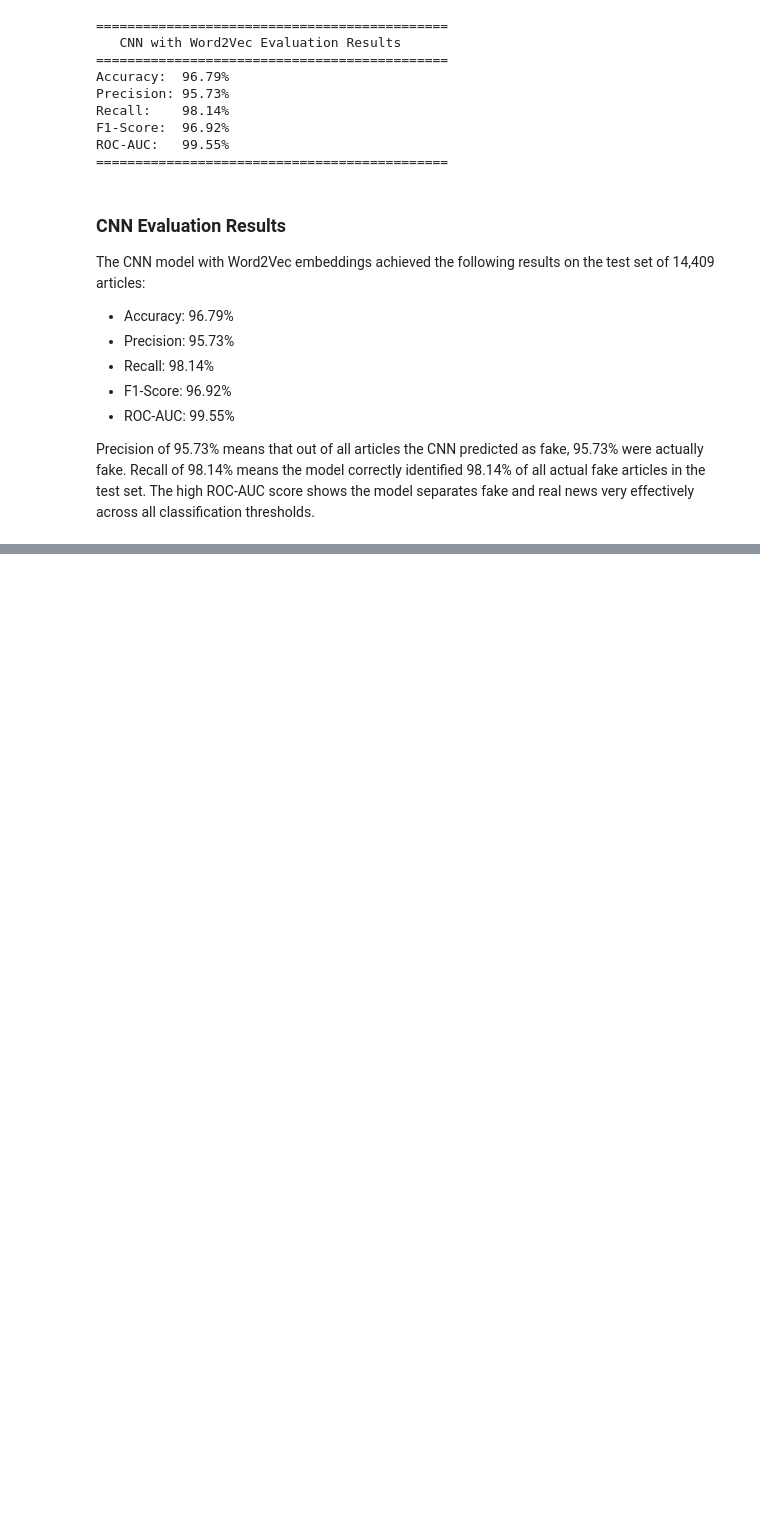
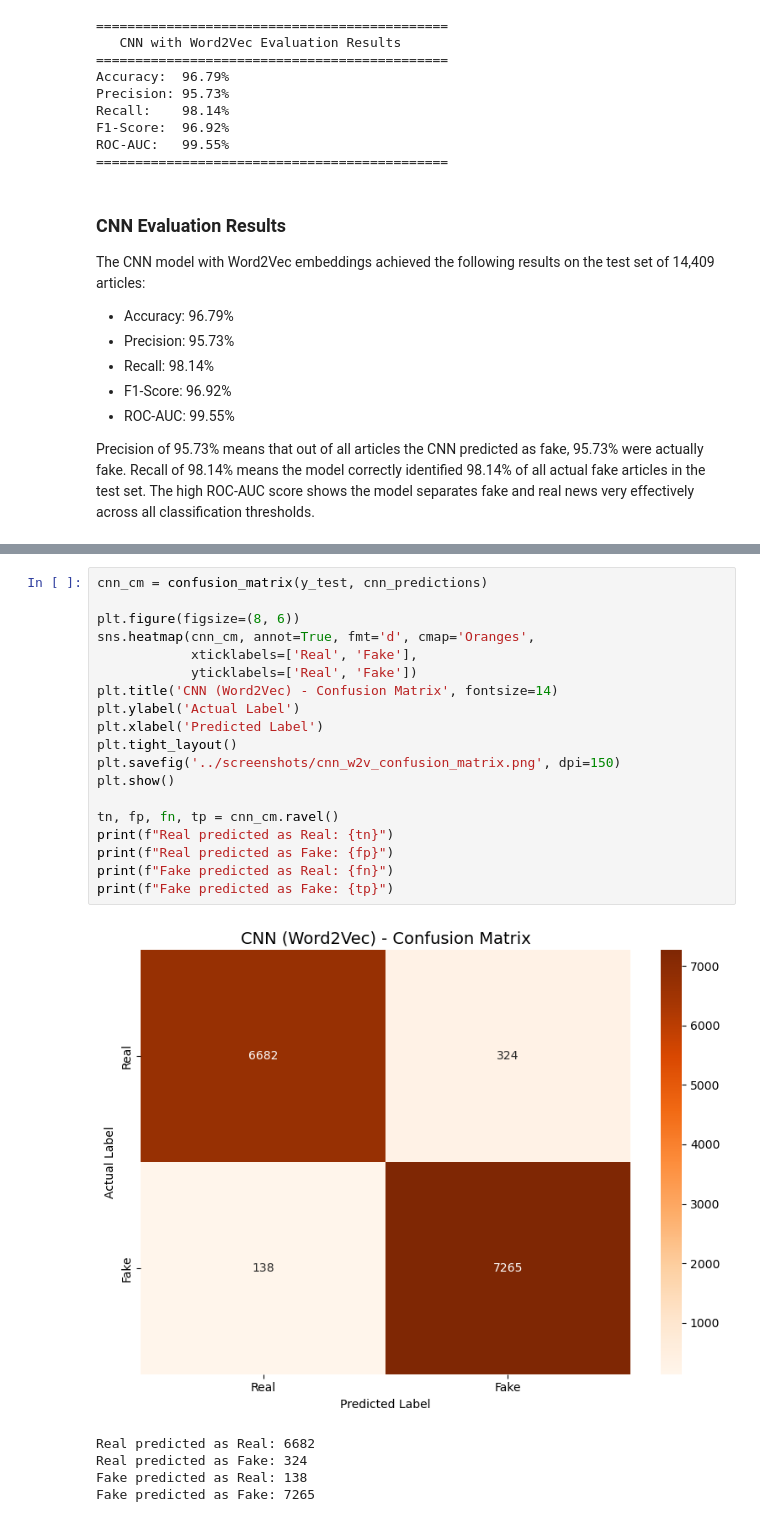
Before and after one commit to pulindu117/NLP_Group_04, a Jupyter notebook: notebooks/05_evaluation_irusha_madushan.ipynb, the cells around one changed output, grey strips where cells are left out. Cells and saved outputs as stored; diff of their text form; blank space fills up the shorter version.

Commit message:
CNN confusion matrix plotted and saved for Word2Vec model

```diff
--- a/notebooks/05_evaluation_irusha_madushan.ipynb
+++ b/notebooks/05_evaluation_irusha_madushan.ipynb
@@ -235,0 +241,25 @@ news very effectively across all classification thresholds.
+# %%
+cnn_cm = confusion_matrix(y_test, cnn_predictions)
+
+plt.figure(figsize=(8, 6))
+sns.heatmap(cnn_cm, annot=True, fmt='d', cmap='Oranges',
+            xticklabels=['Real', 'Fake'],
+            yticklabels=['Real', 'Fake'])
+plt.title('CNN (Word2Vec) - Confusion Matrix', fontsize=14)
+plt.ylabel('Actual Label')
+plt.xlabel('Predicted Label')
+plt.tight_layout()
+plt.savefig('../screenshots/cnn_w2v_confusion_matrix.png', dpi=150)
+plt.show()
+
+tn, fp, fn, tp = cnn_cm.ravel()
+print(f"Real predicted as Real: {tn}")
+print(f"Real predicted as Fake: {fp}")
+print(f"Fake predicted as Real: {fn}")
+print(f"Fake predicted as Fake: {tp}")
+# %% [output]
+[figure, added]
+Real predicted as Real: 6682
+Real predicted as Fake: 324
+Fake predicted as Real: 138
+Fake predicted as Fake: 7265
```
Also changed, not shown: parts of 2 cells of this notebook, 1 other file.
